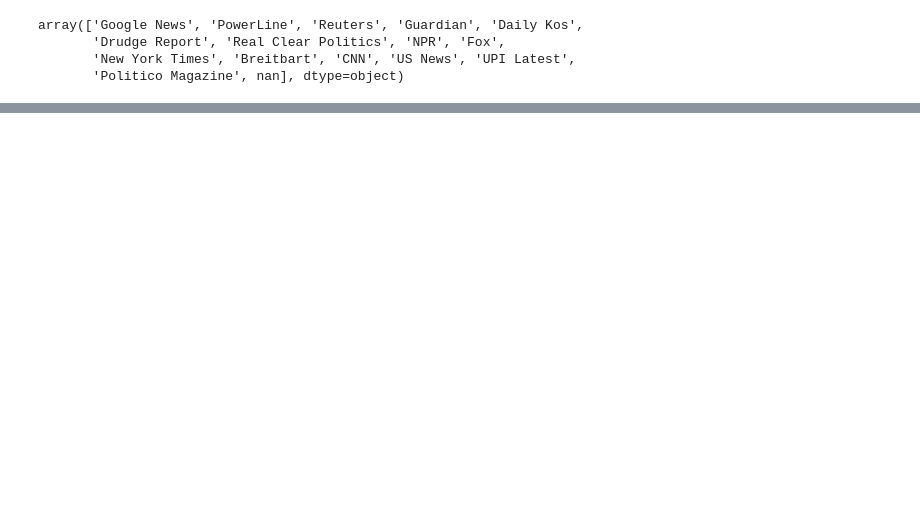
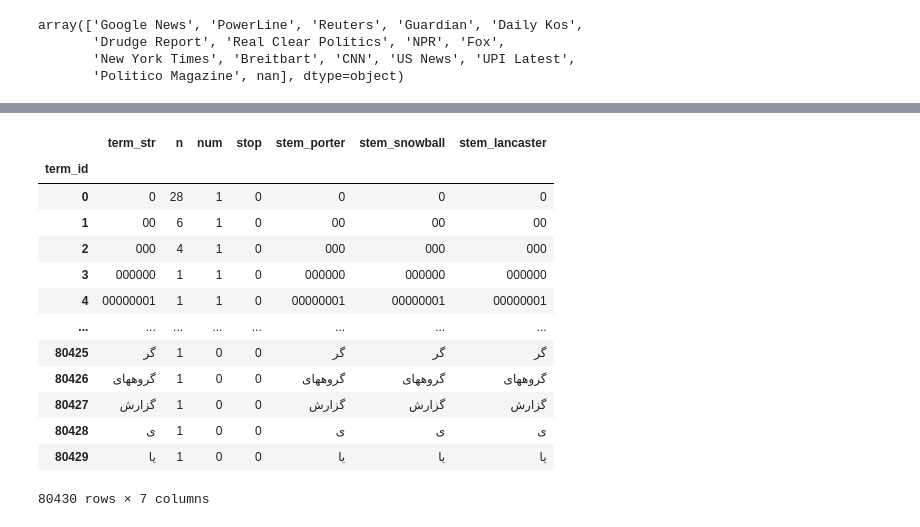
Before and after one commit to BeDSmonster/ETA, a Jupyter notebook: eta-project.ipynb, the cells around one changed output, grey strips where cells are left out. Cells and saved outputs as stored; diff of their text form; code cells hidden in the pictures; blank space fills up the shorter version.

```diff
--- a/eta-project.ipynb
+++ b/eta-project.ipynb
@@ -134,0 +158,6 @@ TypeError: expected string or bytes-like object
+# %%
+VOCAB = TOKEN.term_str.value_counts().to_frame()\
+    .rename(columns={'index':'term_str', 'term_str':'n'})\
+    .sort_index().reset_index().rename(columns={'index':'term_str'})
+VOCAB.index.name = 'term_id'
+VOCAB['num'] = VOCAB.term_str.str.match("\d+").astype('int')# num: boolean, if term is number, then set to 1
@@ -134,0 +183,7 @@ TypeError: expected string or bytes-like object
+# %%
+#STOPWORDS
+sw = pd.DataFrame(nltk.corpus.stopwords.words('english'), columns=['term_str'])
+sw = sw.reset_index().set_index('term_str')
+sw.columns = ['dummy']
+sw.dummy = 1
+sw
@@ -134,0 +205,33 @@ TypeError: expected string or bytes-like object
+# %%
+VOCAB['stop'] = VOCAB.term_str.map(sw.dummy)
+VOCAB['stop'] = VOCAB['stop'].fillna(0).astype('int')
+# %%
+#add stem
+from nltk.stem.porter import PorterStemmer
+stemmer1 = PorterStemmer()
+VOCAB['stem_porter'] = VOCAB.term_str.apply(stemmer1.stem)
+
+from nltk.stem.snowball import SnowballStemmer
+stemmer2 = SnowballStemmer("english")
+VOCAB['stem_snowball'] = VOCAB.term_str.apply(stemmer2.stem)
+
+from nltk.stem.lancaster import LancasterStemmer
+stemmer3 = LancasterStemmer()
+VOCAB['stem_lancaster'] = VOCAB.term_str.apply(stemmer3.stem)
+# %%
+VOCAB
+# %% [output]
+|  | term_str | n | num | stop | stem_porter | stem_snowball | stem_lancaster |
+| term_id |  |  |  |  |  |  |  |
+| 0 | 0 | 28 | 1 | 0 | 0 | 0 | 0 |
+| 1 | 00 | 6 | 1 | 0 | 00 | 00 | 00 |
+| 2 | 000 | 4 | 1 | 0 | 000 | 000 | 000 |
+| 3 | 000000 | 1 | 1 | 0 | 000000 | 000000 | 000000 |
+| 4 | 00000001 | 1 | 1 | 0 | 00000001 | 00000001 | 00000001 |
+| ... | ... | ... | ... | ... | ... | ... | ... |
+| 80425 | گر | 1 | 0 | 0 | گر | گر | گر |
+| 80426 | گروههای | 1 | 0 | 0 | گروههای | گروههای | گروههای |
+| 80427 | گزارش | 1 | 0 | 0 | گزارش | گزارش | گزارش |
+| 80428 | ی | 1 | 0 | 0 | ی | ی | ی |
+| 80429 | یا | 1 | 0 | 0 | یا | یا | یا |
+80430 rows × 7 columns
```
Also changed, not shown: parts of 38 cells of this notebook.
